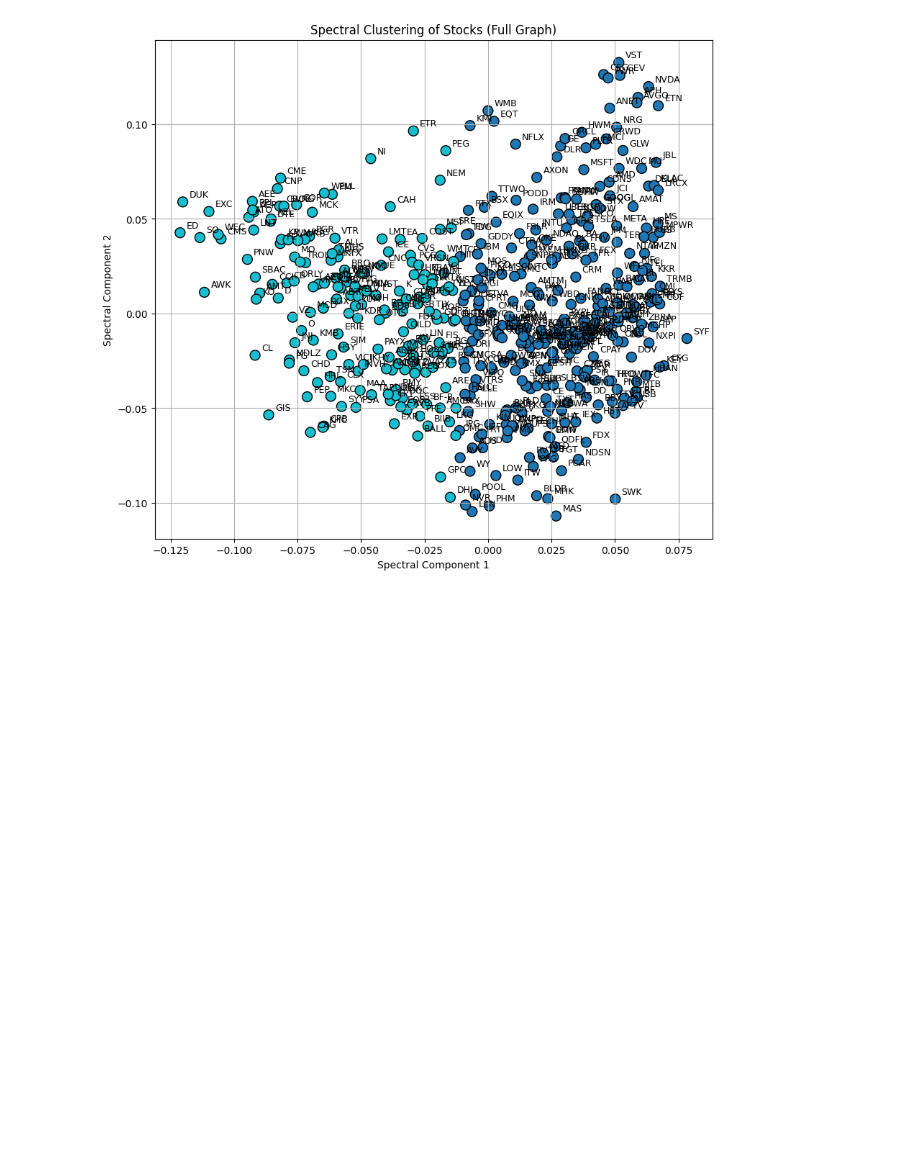
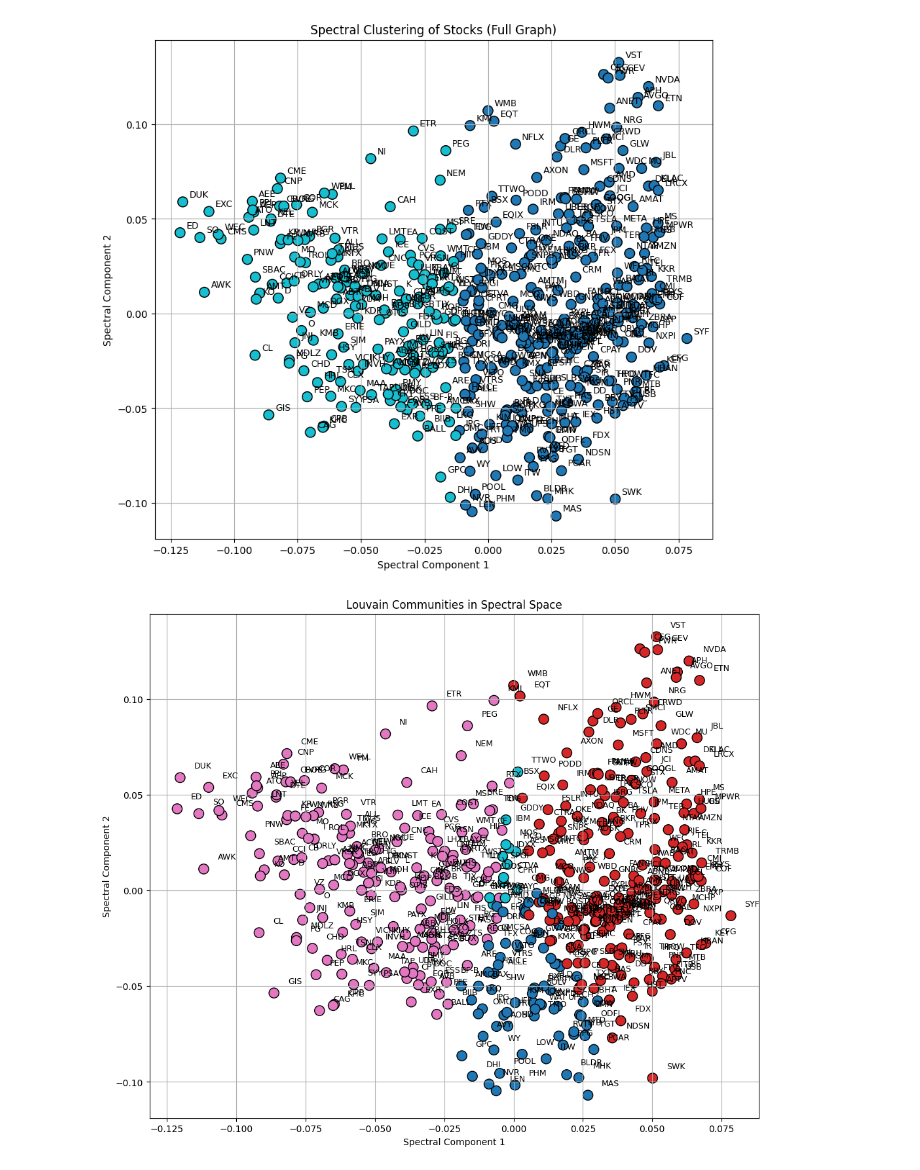
Before and after one commit to casslee1351/Finance-Projects, a Jupyter notebook: Graph-based Methods on Stock Returns.ipynb, the cells around one changed output. Drawn from its saved outputs; the diff is of its cells as text; code cells hidden in the pictures; blank space fills up the shorter version.

```diff
--- a/Graph-based Methods on Stock Returns.ipynb
+++ b/Graph-based Methods on Stock Returns.ipynb
@@ -90,0 +93,36 @@ plt.show()
+# %%
+partition = community_louvain.best_partition(G, weight="weight")
+# %%
+# Normalized Laplacian
+L = nx.normalized_laplacian_matrix(G).toarray()
+eigvals, eigvecs = np.linalg.eigh(L)
+
+# 2D spectral embedding
+X_embed = eigvecs[:, 1:3]
+
+plt.figure(figsize=(12, 10))
+
+plt.scatter(
+    X_embed[:, 0],
+    X_embed[:, 1],
+    c=list(partition.values()),
+    cmap="tab10",
+    s=120,
+    edgecolors="k"
+)
+
+for i, node in enumerate(G.nodes()):
+    plt.text(
+        X_embed[i, 0] + 0.005,
+        X_embed[i, 1] + 0.005,
+        node,
+        fontsize=9
+    )
+
+plt.xlabel("Spectral Component 1")
+plt.ylabel("Spectral Component 2")
+plt.title("Louvain Communities in Spectral Space")
+plt.grid(True)
+plt.show()
+# %% [output]
+[figure, added]
```
Also changed, not shown: parts of 1 cell of this notebook.
